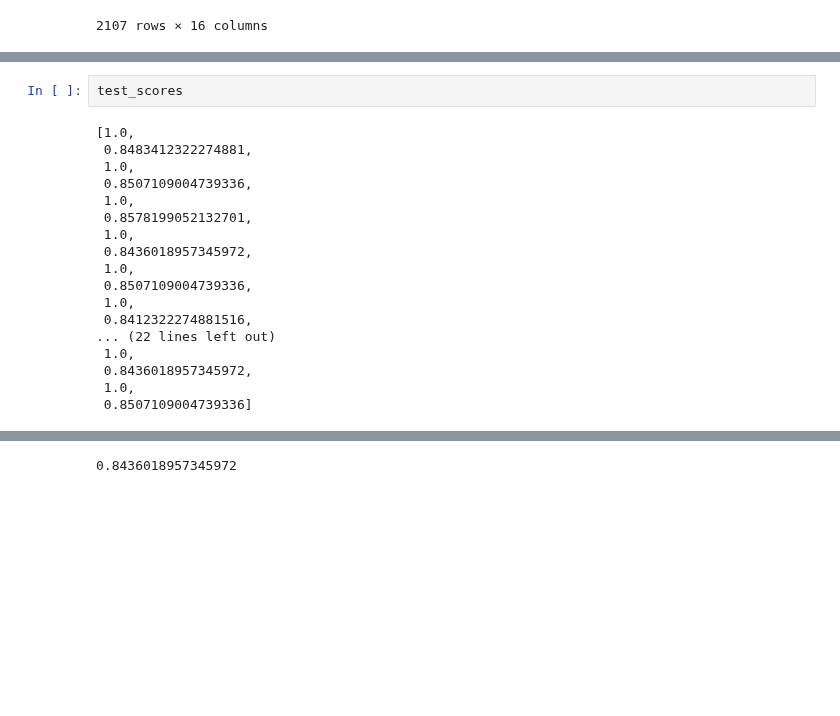
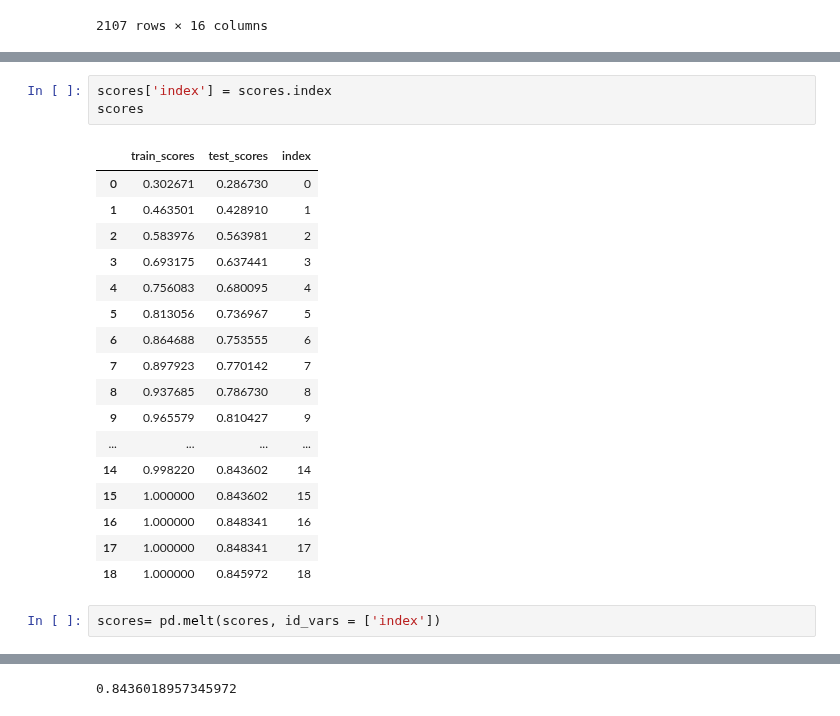
Before and after one commit to shekharbiswas/Obesity, a Jupyter notebook: Visuals.ipynb, the cells around one changed output, grey strips where cells are left out. Drawn from its saved outputs; the diff is of its cells as text; blank space fills up the shorter version.

```diff
--- a/Visuals.ipynb
+++ b/Visuals.ipynb
@@ -230,20 +230,23 @@ scores
-# %%
-test_scores
-# %% [output]
-[1.0,
- 0.8483412322274881,
- 1.0,
- 0.8507109004739336,
- 1.0,
- 0.8578199052132701,
- 1.0,
- 0.8436018957345972,
- 1.0,
- 0.8507109004739336,
- 1.0,
- 0.8412322274881516,
-... (22 lines left out)
- 1.0,
- 0.8436018957345972,
- 1.0,
- 0.8507109004739336]
+# %%
+scores['index'] = scores.index
+scores
+# %% [output]
+|  | train_scores | test_scores | index |
+| 0 | 0.302671 | 0.286730 | 0 |
+| 1 | 0.463501 | 0.428910 | 1 |
+| 2 | 0.583976 | 0.563981 | 2 |
+| 3 | 0.693175 | 0.637441 | 3 |
+| 4 | 0.756083 | 0.680095 | 4 |
+| 5 | 0.813056 | 0.736967 | 5 |
+| 6 | 0.864688 | 0.753555 | 6 |
+| 7 | 0.897923 | 0.770142 | 7 |
+| 8 | 0.937685 | 0.786730 | 8 |
+| 9 | 0.965579 | 0.810427 | 9 |
+| ... | ... | ... | ... |
+| 14 | 0.998220 | 0.843602 | 14 |
+| 15 | 1.000000 | 0.843602 | 15 |
+| 16 | 1.000000 | 0.848341 | 16 |
+| 17 | 1.000000 | 0.848341 | 17 |
+| 18 | 1.000000 | 0.845972 | 18 |
+# %%
+scores= pd.melt(scores, id_vars = ['index'])
```
Also changed, not shown: parts of 3 cells of this notebook.
